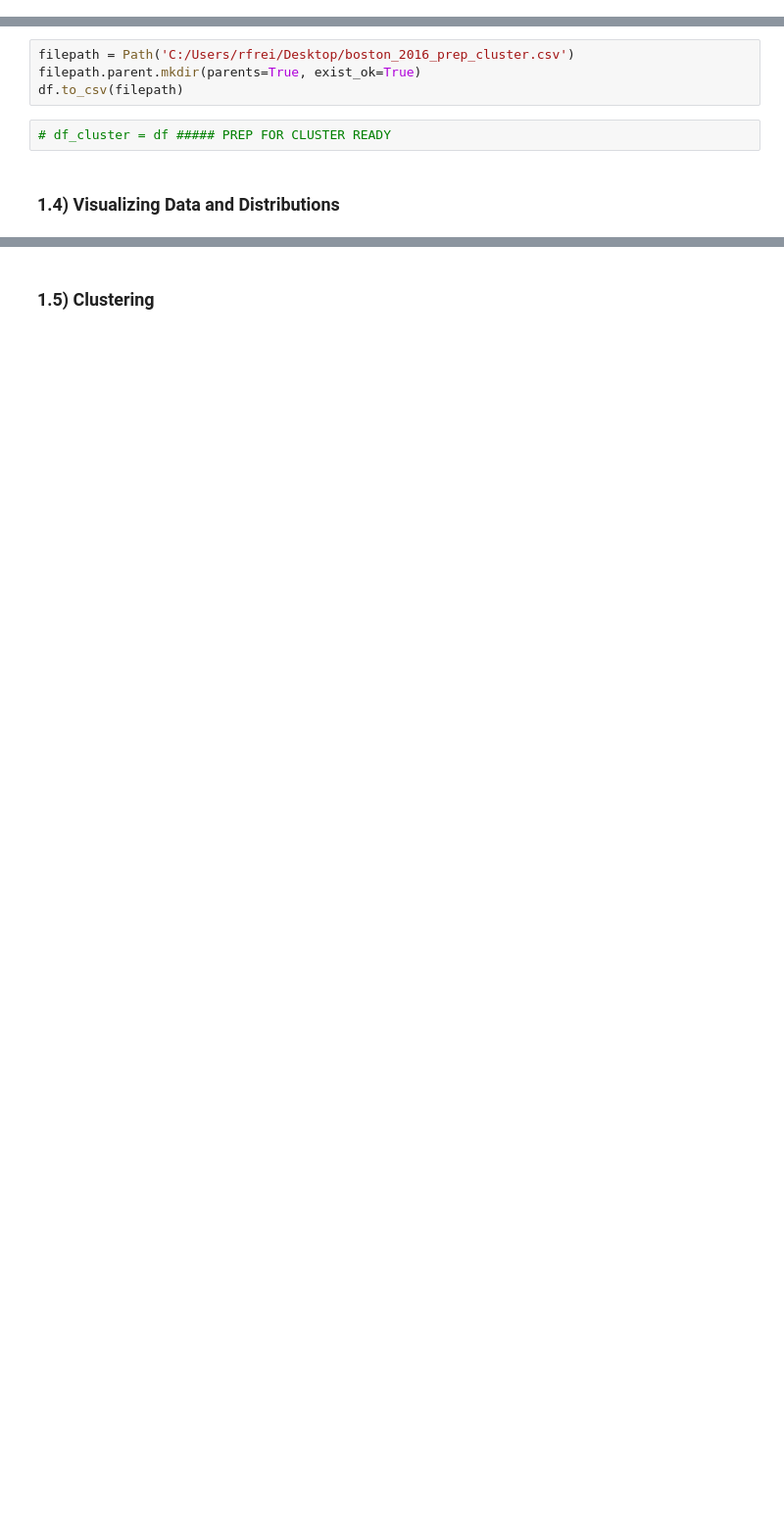
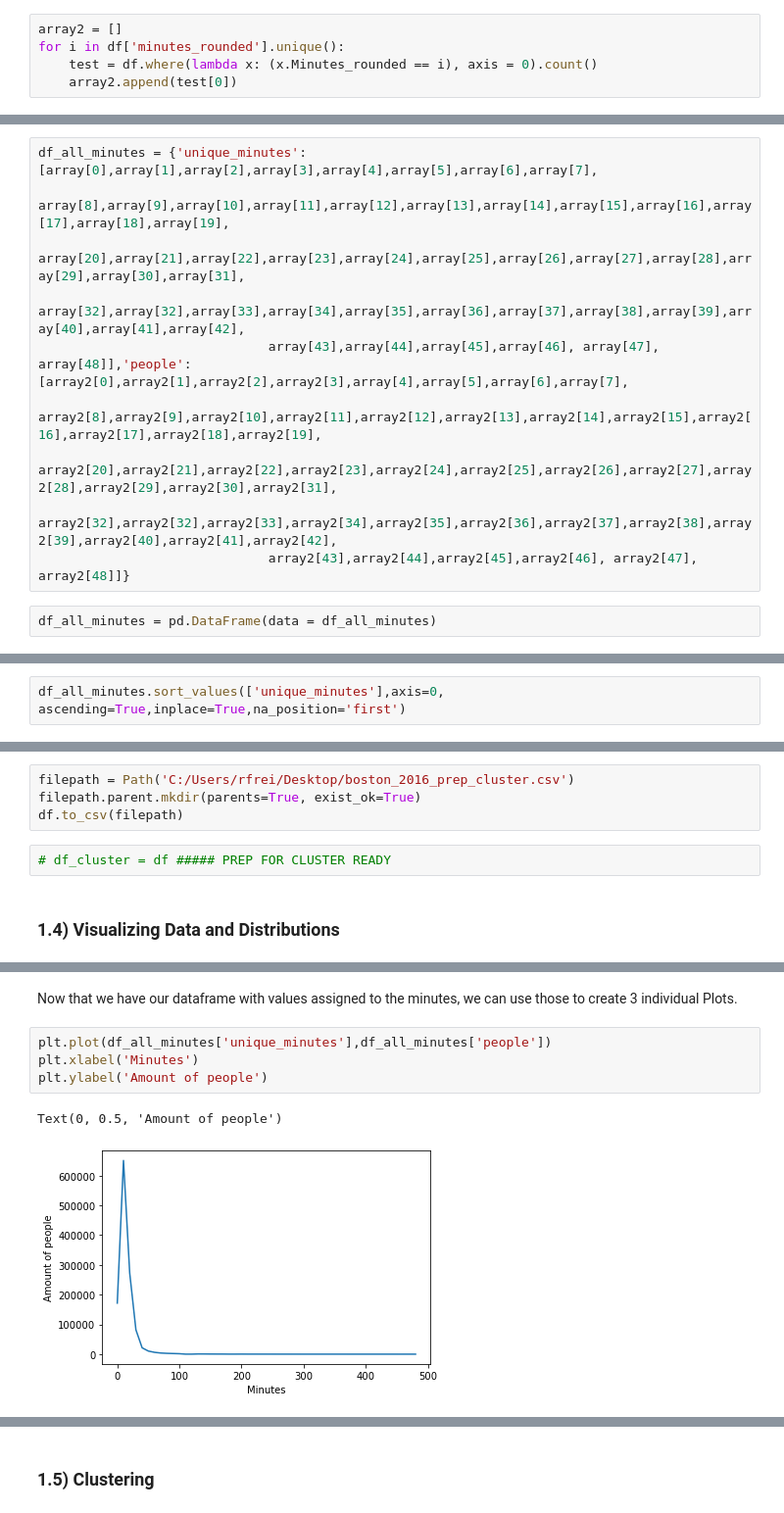
Before and after one commit to renefreitag/Data_Vipers, a Jupyter notebook: CBA/OMNI_BOOK.ipynb, the cells around one changed output, grey strips where cells are left out. Shown at 98% size. Cells and saved outputs as stored; diff of their text form; blank space fills up the shorter version.

```diff
--- a/CBA/OMNI_BOOK.ipynb
+++ b/CBA/OMNI_BOOK.ipynb
@@ -358,0 +494,5 @@ df.head(1)
+# %%
+array2 = []
+for i in df['minutes_rounded'].unique():
+    test = df.where(lambda x: (x.Minutes_rounded == i), axis = 0).count()
+    array2.append(test[0])
@@ -358,0 +507,12 @@ df.head(1)
+# %%
+df_all_minutes = {'unique_minutes':[array[0],array[1],array[2],array[3],array[4],array[5],array[6],array[7],
+                              array[8],array[9],array[10],array[11],array[12],array[13],array[14],array[15],array[16],array[17],array[18],array[19],
+                              array[20],array[21],array[22],array[23],array[24],array[25],array[26],array[27],array[28],array[29],array[30],array[31],
+                              array[32],array[32],array[33],array[34],array[35],array[36],array[37],array[38],array[39],array[40],array[41],array[42],
+                              array[43],array[44],array[45],array[46], array[47], array[48]],'people':[array2[0],array2[1],array2[2],array2[3],array[4],array[5],array[6],array[7],
+                              array2[8],array2[9],array2[10],array2[11],array2[12],array2[13],array2[14],array2[15],array2[16],array2[17],array2[18],array2[19],
+                              array2[20],array2[21],array2[22],array2[23],array2[24],array2[25],array2[26],array2[27],array2[28],array2[29],array2[30],array2[31],
+                              array2[32],array2[32],array2[33],array2[34],array2[35],array2[36],array2[37],array2[38],array2[39],array2[40],array2[41],array2[42],
+                              array2[43],array2[44],array2[45],array2[46], array2[47], array2[48]]}
+# %%
+df_all_minutes = pd.DataFrame(data = df_all_minutes)
@@ -358,0 +525,2 @@ df.head(1)
+# %%
+df_all_minutes.sort_values(['unique_minutes'],axis=0, ascending=True,inplace=True,na_position='first')
@@ -366,0 +596,9 @@ df.to_csv(filepath)
+# %% [markdown]
+Now that we have our dataframe with values assigned to the minutes, we can use those to create 3 individual Plots.
+# %%
+plt.plot(df_all_minutes['unique_minutes'],df_all_minutes['people'])
+plt.xlabel('Minutes')
+plt.ylabel('Amount of people')
+# %% [output]
+Text(0, 0.5, 'Amount of people')
+[figure, added]
```
Also changed, not shown: parts of 49 cells of this notebook.
